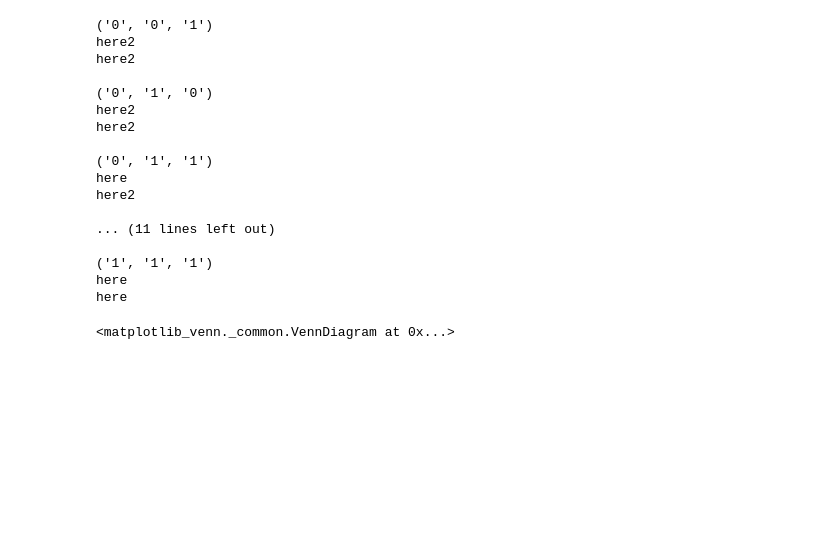
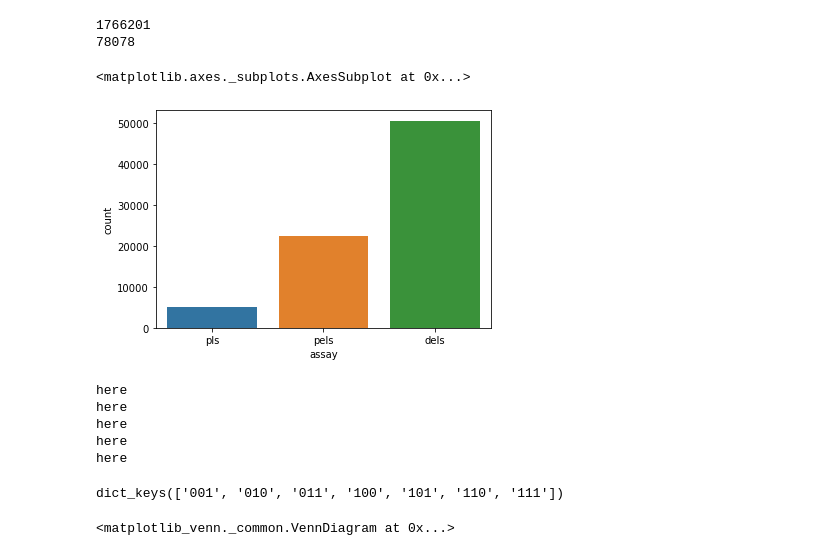
Before and after one commit to fairliereese/encode_promoters, a Jupyter notebook: 230905_intersect_dev.ipynb, the cells around one changed output. Drawn from its saved outputs; the diff is of its cells as text; code cells hidden in the pictures; blank space fills up the shorter version.

```diff
--- a/230905_intersect_dev.ipynb
+++ b/230905_intersect_dev.ipynb
@@ -153,0 +192,5 @@ df = three_way_intersect(files_1,
+# %%
+# look at ccre types in each thing
+key = 'cCRE,ProCap'
+df = int_beds[key]
+df.head()
@@ -153,0 +204,2 @@ df = three_way_intersect(files_1,
+# %%
+ccre_df = read_beds(files_a, files_a_name)
@@ -154,33 +215,37 @@ df = three_way_intersect(files_1,
+# %%
+# get regions from original thing that were present in this
+# intersection file
+print(len(ccre_df.index))
+ccre_df = ccre_df.loc[ccre_df.region_id.isin(df.region_id.tolist())]
+print(len(ccre_df.index))
+# %% [output]
+1766201
+78078
+# %%
+sns.countplot(ccre_df, x='assay')
+# %% [output]
+<matplotlib.axes._subplots.AxesSubplot at 0x...>
+[figure, added]
 # %%
 # code largely stolen from here: https://github.com/asntech/intervene/blob/master/intervene/modules/upset/upset.py
 weights = {}
+intersect_beds = {}
 input_files = ['test_bed_1.bed', 'test_bed_2.bed','test_bed_3.bed']
-# input_files = ['a', 'b', 'c']
 N=len(input_files)
 truth_table = [x for x in itertools.product("01", repeat=N)][1:]
 for t in truth_table:
-    print()
-    print(t)
-    one_names = [input_files[i] for i in range(N) if t[i] =='1']
-    zero_names = [input_files[i] for i in range(N) if t[i] =='0']
     ones = [pr.read_bed(input_files[i]) for i in range(N) if t[i] =='1']
     zeros = [pr.read_bed(input_files[i]) for i in range(N) if t[i] =='0']
-    #report those entries in set A which do ovelap with other sets
+    # report those entries in set A which do ovelap with other sets
     x = ones[0]
-    # import pdb; pdb.set_trace()
     if len(ones) > 1:
         for bed in ones[1:]:
             print('here')
-            # print(f'intersecting {x} with {bed}')
             x = x.overlap(bed,
                  how='first')
-    #report those entries in set A which doesn't ovelap with other sets
+    # report those entries in set A which doesn't ovelap with other sets
     if len(zeros) > 0:
-        #y = zeros[0]
         for bed in zeros[0:]:
-            print('here2')
-            # print(f'intersecting {x} with {bed}')
-            # x = x.intersect(bed, v=True, **kwargs)
             x = x.overlap(bed,
                  how='first',
                  invert=True)
@@ -195,24 +260,17 @@ for t in truth_table:
 
 
     weights[''.join(t)] = X
+    intersect_beds[''.join(t)] = x.df
 # %% [output]
-('0', '0', '1')
-here2
-here2
-
-('0', '1', '0')
-here2
-here2
-
-('0', '1', '1')
-here
-here2
-
-... (11 lines left out)
-
-('1', '1', '1')
 here
 here
+here
+here
+here
+# %%
+intersect_beds.keys()
+# %% [output]
+dict_keys(['001', '010', '011', '100', '101', '110', '111'])
 # %%
 # all k562
 venn3(weights, set_labels=['ProCap', 'LR', 'cCRE'])
```
Also changed, not shown: parts of 10 cells of this notebook.
